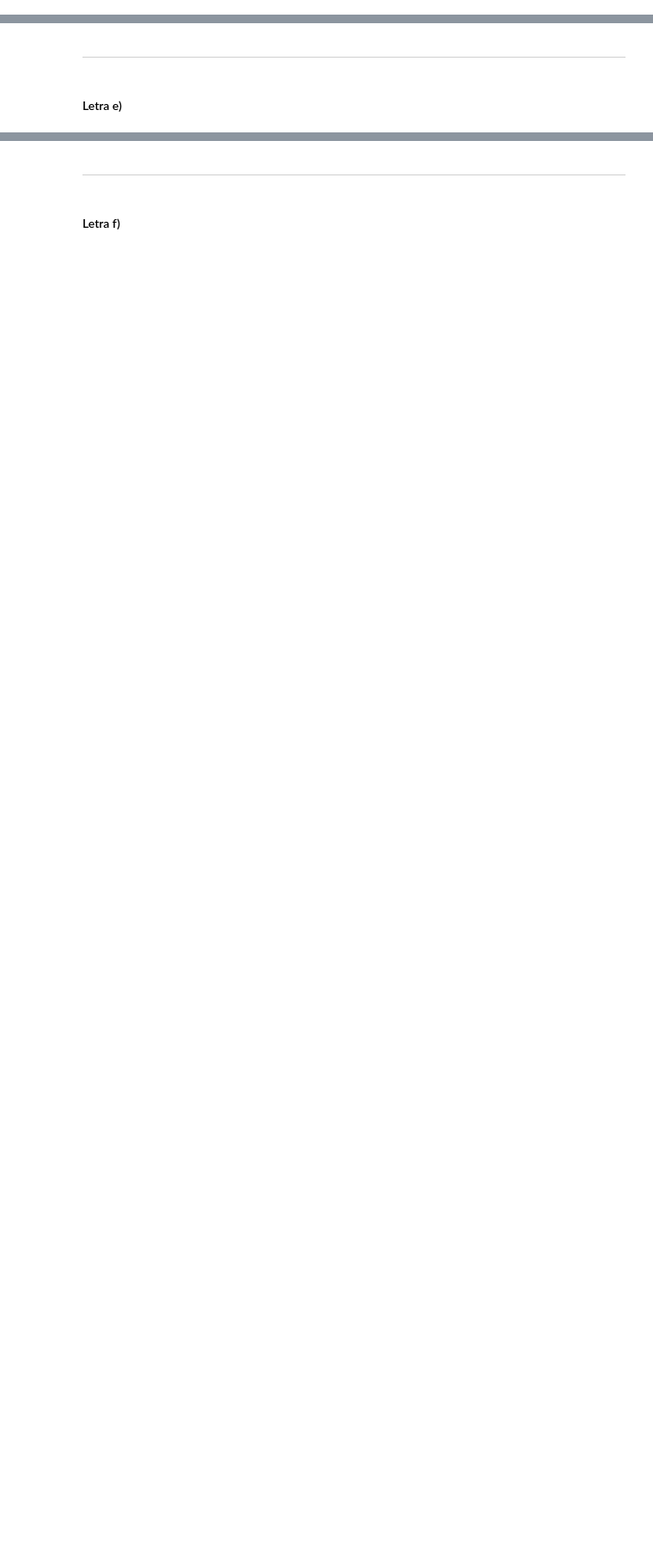
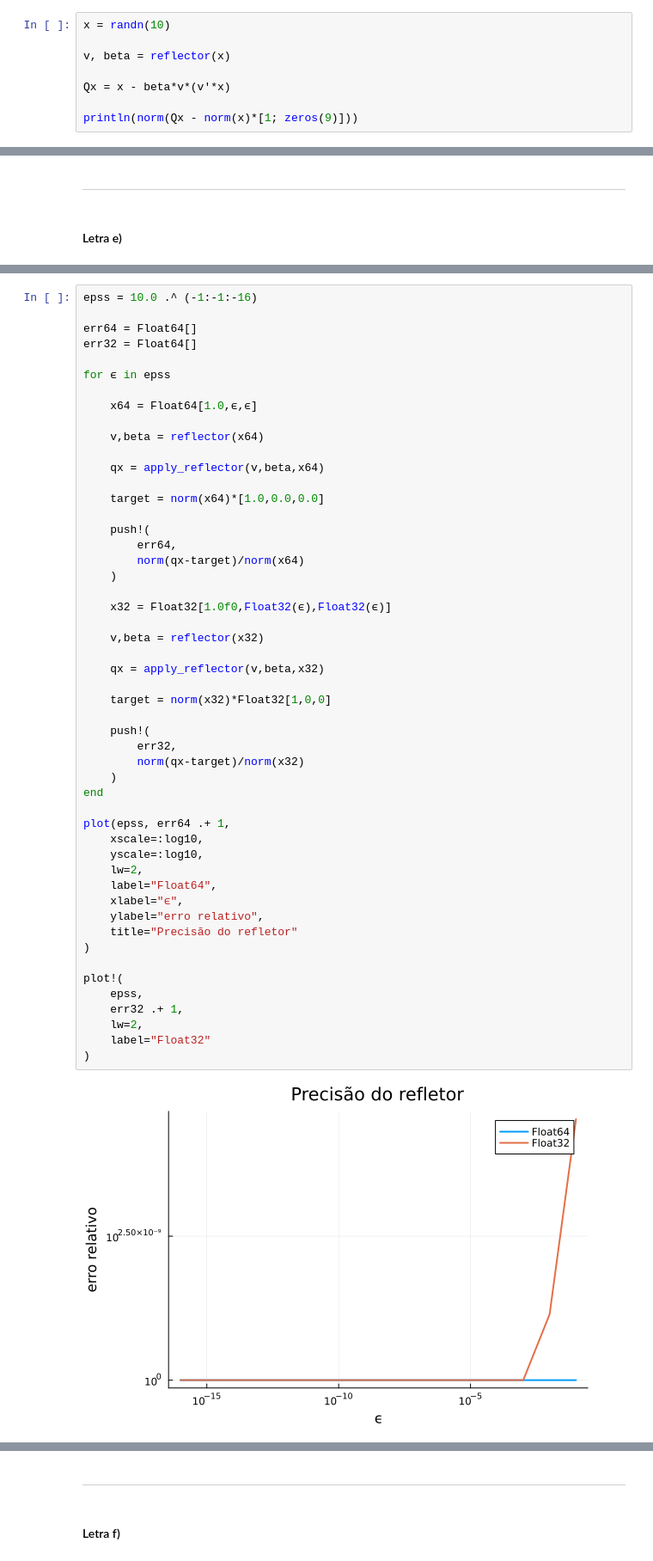
Before and after one commit to pedroalves085/Projeto4PedroElainne, a Jupyter notebook: q1.ipynb, the cells around one changed output, grey strips where cells are left out. Shown at 86% size. Drawn from its saved outputs; the diff is of its cells as text; blank space fills up the shorter version.

Commit message:
falta comentar mais e consertar erro de um gráfico

```diff
--- a/q1.ipynb
+++ b/q1.ipynb
@@ -56,0 +78,8 @@ apply_reflector (generic function with 1 method)
+# %%
+x = randn(10)
+
+v, beta = reflector(x)
+
+Qx = x - beta*v*(v'*x)
+
+println(norm(Qx - norm(x)*[1; zeros(9)]))
@@ -98,0 +169,53 @@ test_reflector (generic function with 1 method)
+# %%
+epss = 10.0 .^ (-1:-1:-16)
+
+err64 = Float64[]
+err32 = Float64[]
+
+for ϵ in epss
+
+    x64 = Float64[1.0,ϵ,ϵ]
+
+    v,beta = reflector(x64)
+
+    qx = apply_reflector(v,beta,x64)
+
+    target = norm(x64)*[1.0,0.0,0.0]
+
+    push!(
+        err64,
+        norm(qx-target)/norm(x64)
+    )
+
+    x32 = Float32[1.0f0,Float32(ϵ),Float32(ϵ)]
+
+    v,beta = reflector(x32)
+
+    qx = apply_reflector(v,beta,x32)
+
+    target = norm(x32)*Float32[1,0,0]
+
+    push!(
+        err32,
+        norm(qx-target)/norm(x32)
+    )
+end
+
+plot(epss, err64 .+ 1,
+    xscale=:log10,
+    yscale=:log10,
+    lw=2,
+    label="Float64",
+    xlabel="ϵ",
+    ylabel="erro relativo",
+    title="Precisão do refletor"
+)
+
+plot!(
+    epss,
+    err32 .+ 1,
+    lw=2,
+    label="Float32"
+)
+# %% [output]
+[figure, added]
```
Also changed, not shown: parts of 24 cells of this notebook.
